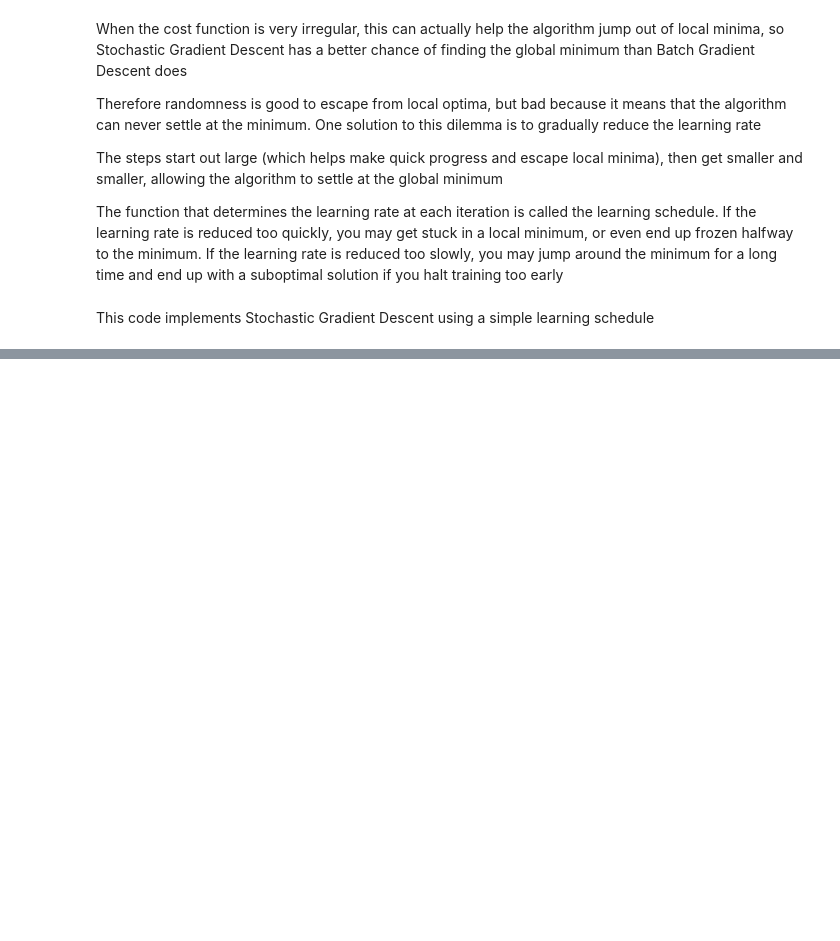
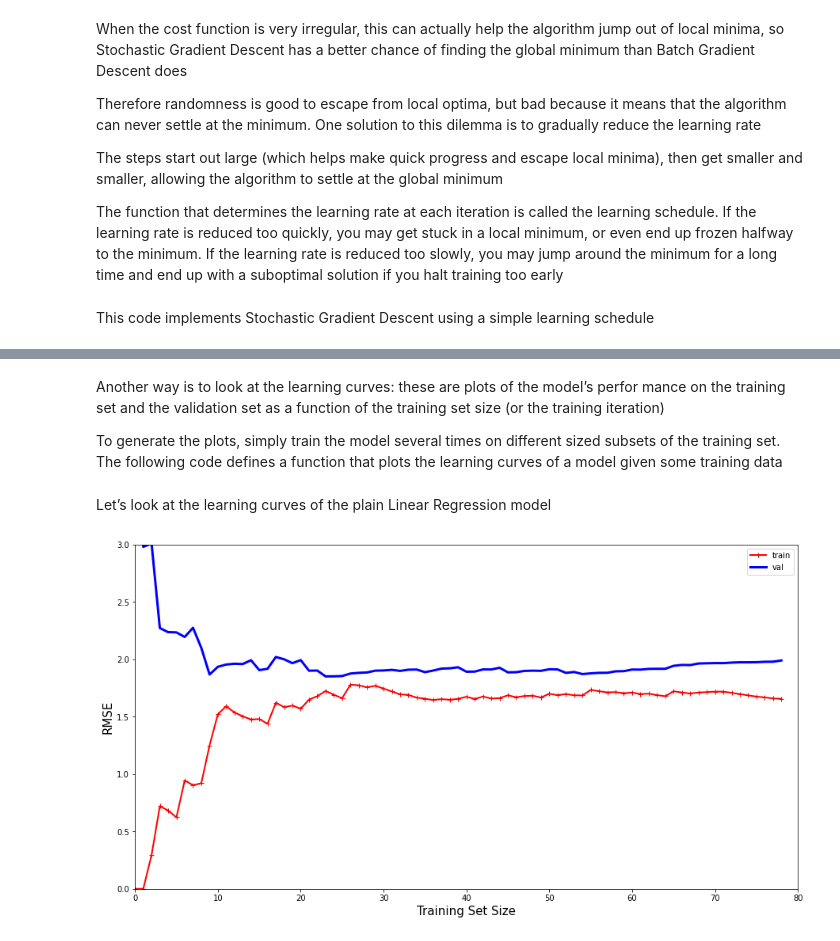
Before and after one commit to lucaslokchan/hands-on-ml, a Jupyter notebook: Learning Notes/Chapter 4: Training Models/4_Training_Models.ipynb, the cells around one changed output, grey strips where cells are left out. Saved outputs shown, nothing was run; the diff lists cells and outputs as text; code cells hidden in the pictures; blank space fills up the shorter version.

```diff
--- a/Learning Notes/Chapter 4: Training Models/4_Training_Models.ipynb
+++ b/Learning Notes/Chapter 4: Training Models/4_Training_Models.ipynb
@@ -251,0 +381,32 @@ array([[3.98544481],
+# %% [markdown]
+Another way is to look at the learning curves: these are plots of the model’s perfor mance on the training set and the validation set as a function of the training set size (or the training iteration)
+
+To generate the plots, simply train the model several times on different sized subsets of the training set. The following code defines a function that plots the learning curves of a model given some training data
+# %%
+from sklearn.metrics import mean_squared_error
+from sklearn.model_selection import train_test_split
+
+def plot_learning_curves(model, X, y):
+  X_train, X_val, y_train, y_val = train_test_split(X, y, test_size=0.2)
+  train_errors, val_errors = [] , []
+  for m in range(1, len(X_train)):
+    model.fit(X_train[:m], y_train[:m])
+    y_train_predict = model.predict(X_train[:m])
+    y_val_predict = model.predict(X_val)
+    train_errors.append(mean_squared_error(y_train[:m], y_train_predict))
+    val_errors.append(mean_squared_error(y_val, y_val_predict))
+  plt.figure(figsize=(10,5))
+  plt.plot(np.sqrt(train_errors), 'r-+', linewidth=2, label='train')
+  plt.plot(np.sqrt(val_errors), 'b-', linewidth=3, label='val')
+  plt.xlabel('Training Set Size', fontsize=15)
+  plt.ylabel('RMSE', fontsize=15)
+  plt.xlim(0,80)
+  plt.ylim(0,3)
+  plt.legend(['train', 'val'])
+# %% [markdown]
+Let’s look at the learning curves of the plain Linear Regression model
+# %%
+lin_reg = LinearRegression()
+plot_learning_curves(lin_reg, X, y)
+# %% [output]
+[figure, added]
```
Also changed, not shown: parts of 86 cells of this notebook.
